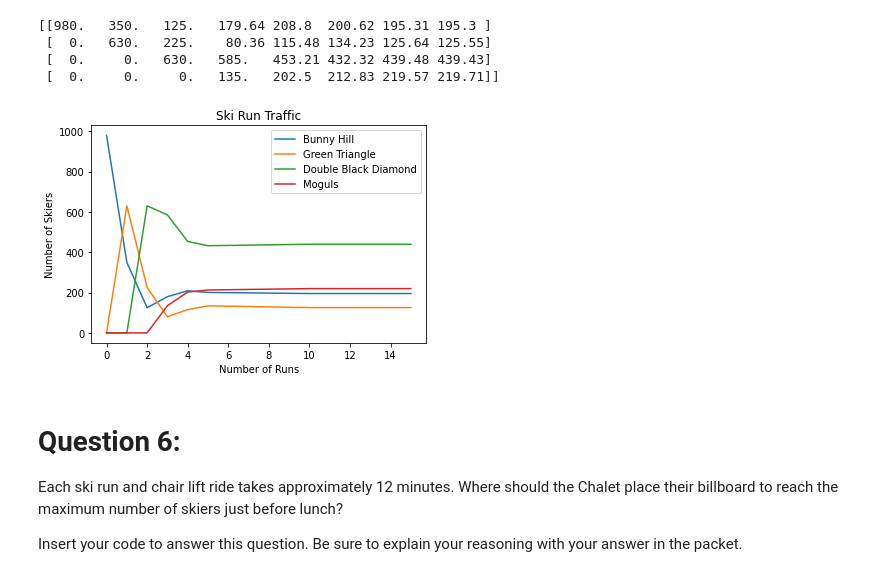
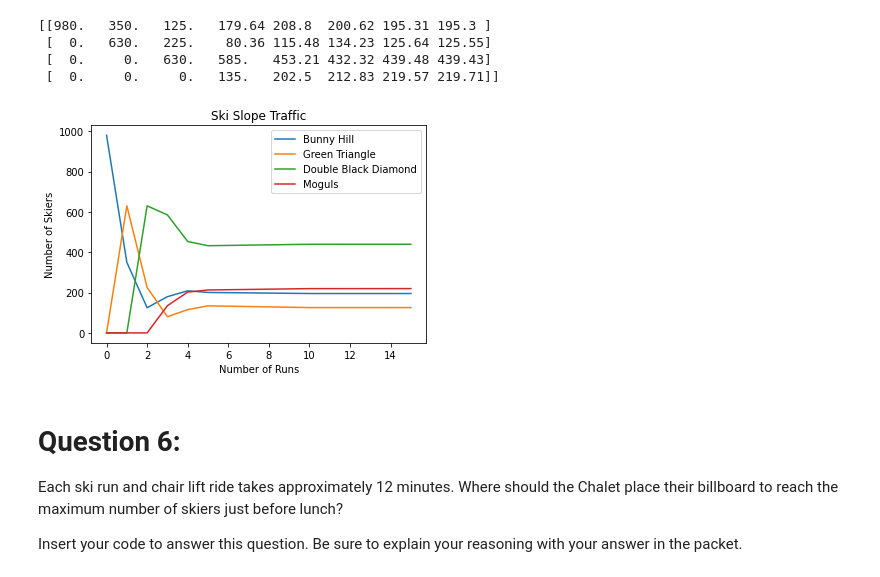
Before and after one commit to alliekwolf/Linear_Algebra_Coding_Projects, a Jupyter notebook: The_Ski_Hill_Transition_Matrices_and_Markov_Chains.ipynb, the cells around one changed output. Cells and saved outputs as stored; diff of their text form; code cells hidden in the pictures.

```diff
--- a/The_Ski_Hill_Transition_Matrices_and_Markov_Chains.ipynb
+++ b/The_Ski_Hill_Transition_Matrices_and_Markov_Chains.ipynb
@@ -97,20 +97,20 @@ print(X.round(2))
 # %%
 import matplotlib.pyplot as plt
 
 x  = [0, 1, 2, 3, 4, 5, 10, 15]
 plt.plot(x, np.array(X[0])[0], label="Bunny Hill")
 plt.plot(x, np.array(X[1])[0], label="Green Triangle")
 plt.plot(x, np.array(X[2])[0], label="Double Black Diamond")
 plt.plot(x, np.array(X[3])[0], label="Moguls")
 plt.plot()
 
 plt.xlabel("Number of Runs")
 plt.ylabel("Number of Skiers")
-plt.title("Ski Run Traffic")
+plt.title("Ski Slope Traffic")
 plt.legend()
 plt.show()
 # %% [output]
-[figure, old version]
+[figure, new version]
 # %% [markdown]
 # Question 6:
 
```
Also changed, not shown: parts of 2 cells of this notebook.
